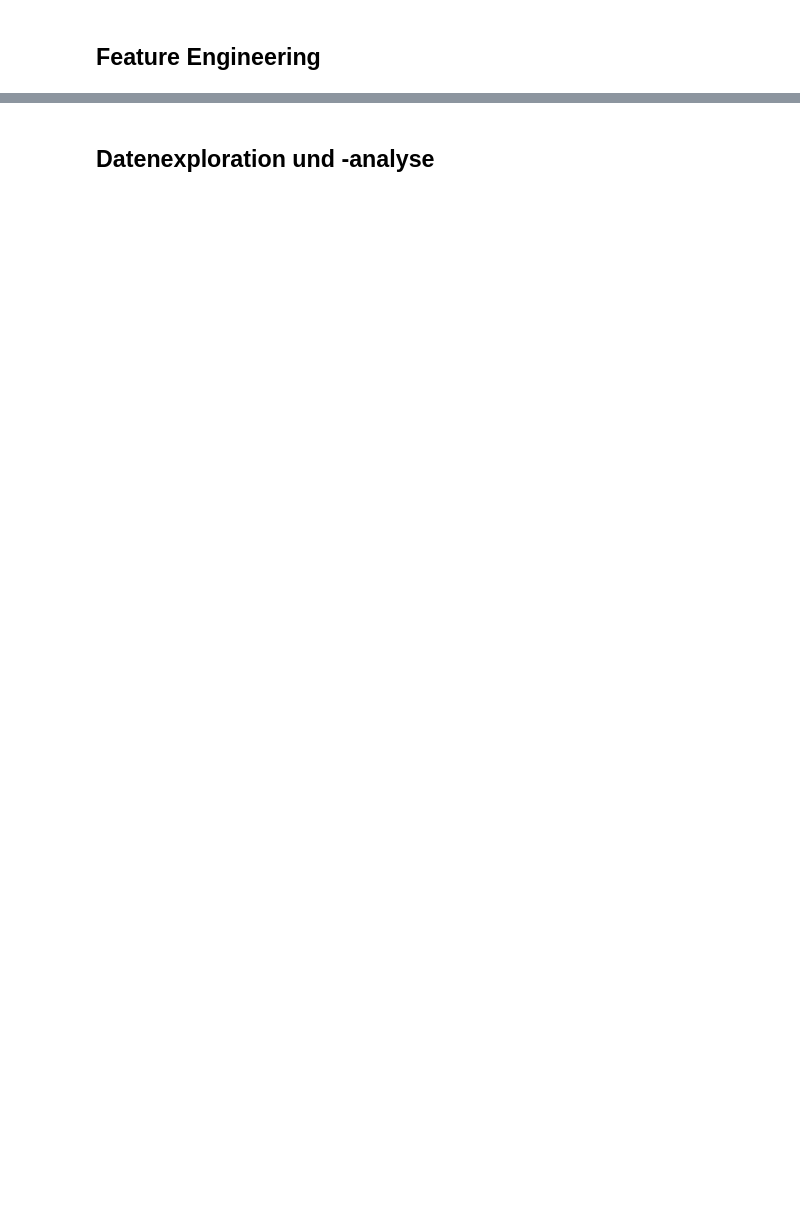
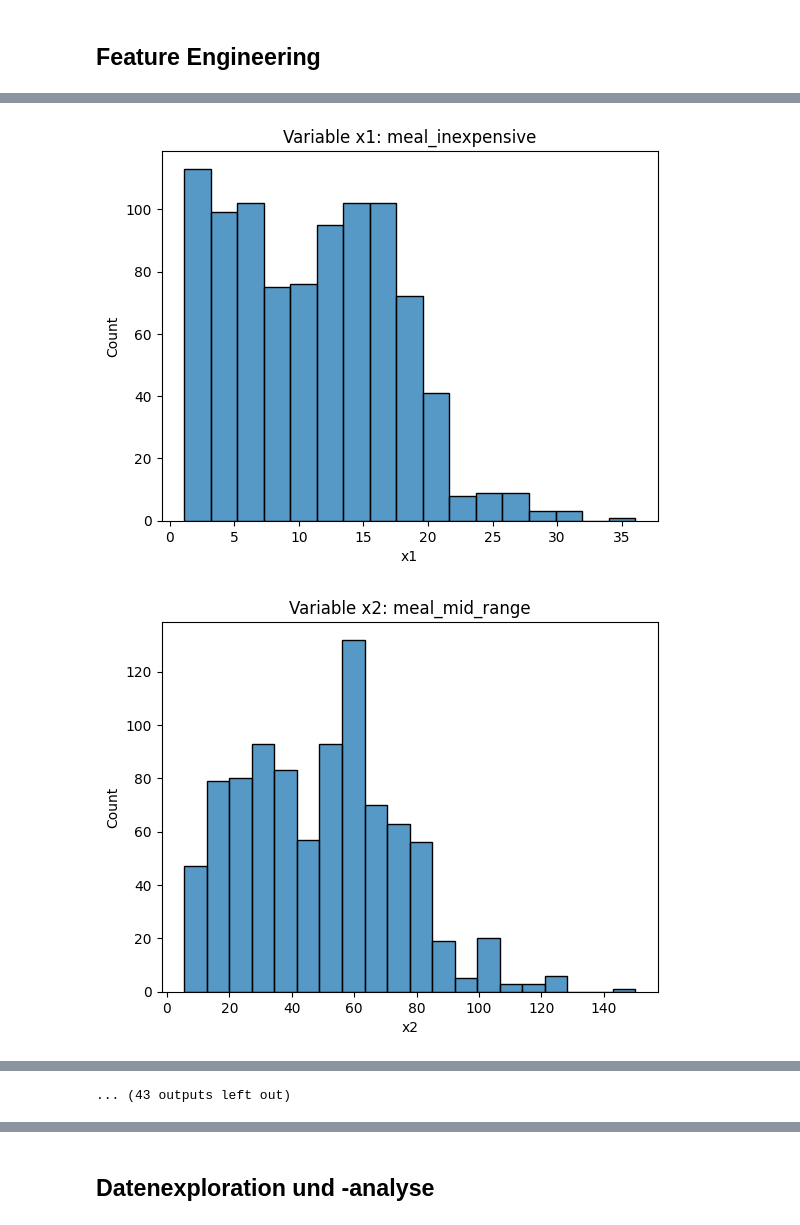
Before and after one commit to GehriJan/data-science-exam, a Jupyter notebook: data_science_exam.ipynb, the cells around one changed output, grey strips where cells are left out. Drawn from its saved outputs; the diff is of its cells as text; code cells hidden in the pictures; blank space fills up the shorter version.

```diff
--- a/data_science_exam.ipynb
+++ b/data_science_exam.ipynb
@@ -107,0 +120,33 @@ len(df1)
+# %%
+# Add name of continent
+def country_name_to_alpha2(country_name):
+    exceptions = {
+        "Bosnia And Herzegovina": "BA",
+        "Trinidad And Tobago": "TT",
+        "Isle Of Man": "IM",
+        "Curacao": "CW",
+        "Kosovo (Disputed Territory)": "XK",
+    }
+    if country_name in exceptions.keys():
+        return exceptions[country_name]
+    return pc.country_name_to_country_alpha2(country_name)
+
+def alpha2_to_continent(alpha2):
+    exceptions = {
+        "BA": "Europe",
+        "TT": "South America",
+        "IM": "Europe",
+        "CW": "South America",
+        "XK": "Europe",
+    }
+    if alpha2 in exceptions.keys():
+        return exceptions[alpha2]
+    continent_code = pc.country_alpha2_to_continent_code(alpha2)
+    continent_name = pc.convert_continent_code_to_continent_name(continent_code)
+    return continent_name
+
+alpha2_series = df1["country"].apply(country_name_to_alpha2)
+continent_series = alpha2_series.apply(alpha2_to_continent)
+
+df1["alpha2"] = alpha2_series
+df1["continent"] = continent_series
@@ -192,0 +275,8 @@ New number of datasets: 910
+# %%
+for i, (key, name) in enumerate(attribute_names.items()):
+    ax = sns.histplot(df1[key])
+    ax.set(title=f"Variable {key}: {name}")
+    plt.show()
+# %% [output]
+[figure, added]
+[figure, added]
@@ -192,0 +293 @@ New number of datasets: 910
+... (43 outputs left out)
```
Also changed, not shown: parts of 19 cells of this notebook, 3 other files.
